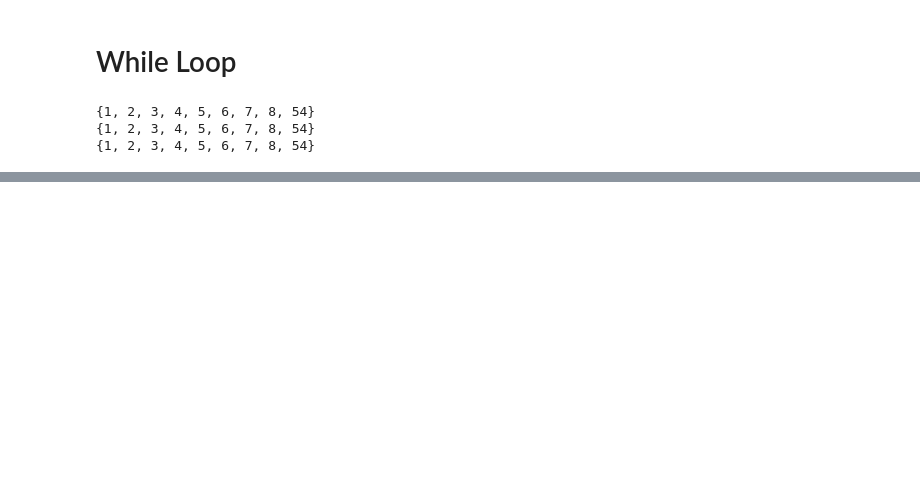
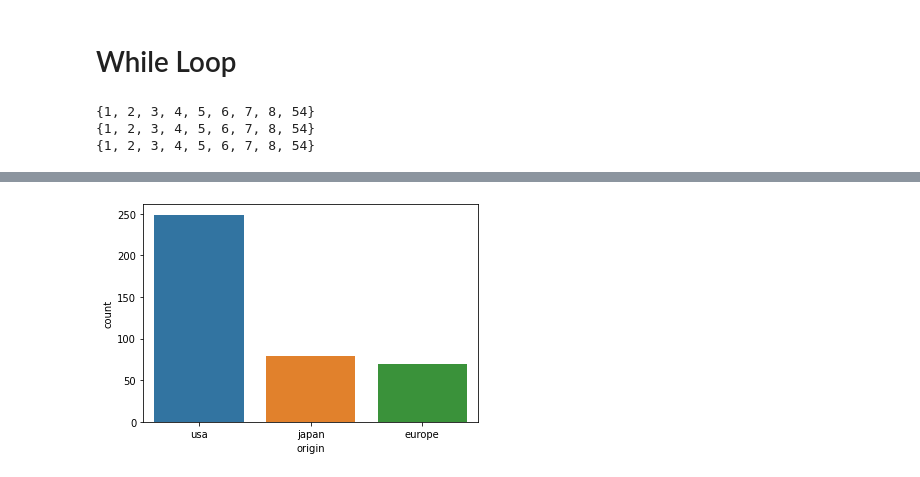
Before and after one commit to Yunus-Ozen-DS/Assignment, a Jupyter notebook: PYTHON_NUMPY_PANDAS.ipynb, the cells around one changed output, grey strips where cells are left out. Drawn from its saved outputs; the diff is of its cells as text; code cells hidden in the pictures; blank space fills up the shorter version.

```diff
--- a/PYTHON_NUMPY_PANDAS.ipynb
+++ b/PYTHON_NUMPY_PANDAS.ipynb
@@ -740,0 +1788,2 @@ for x in aw:
+# %%
+df=sns.load_dataset('mpg')
@@ -740,0 +1830,4 @@ for x in aw:
+# %%
+sns.countplot(x="origin",data=df);
+# %% [output]
+[figure, added]
```
Also changed, not shown: parts of 189 cells of this notebook.
